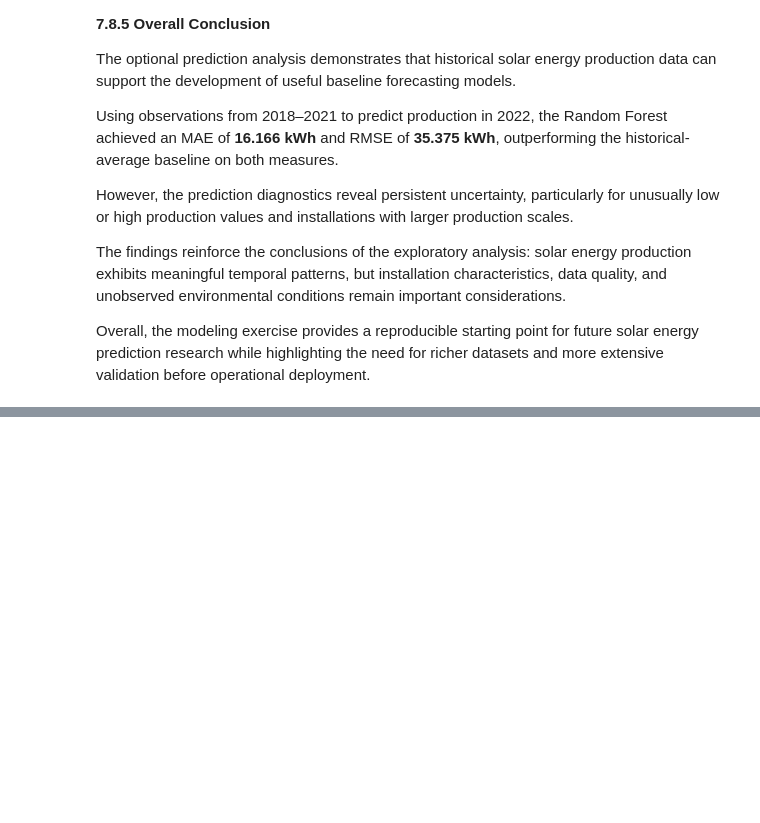
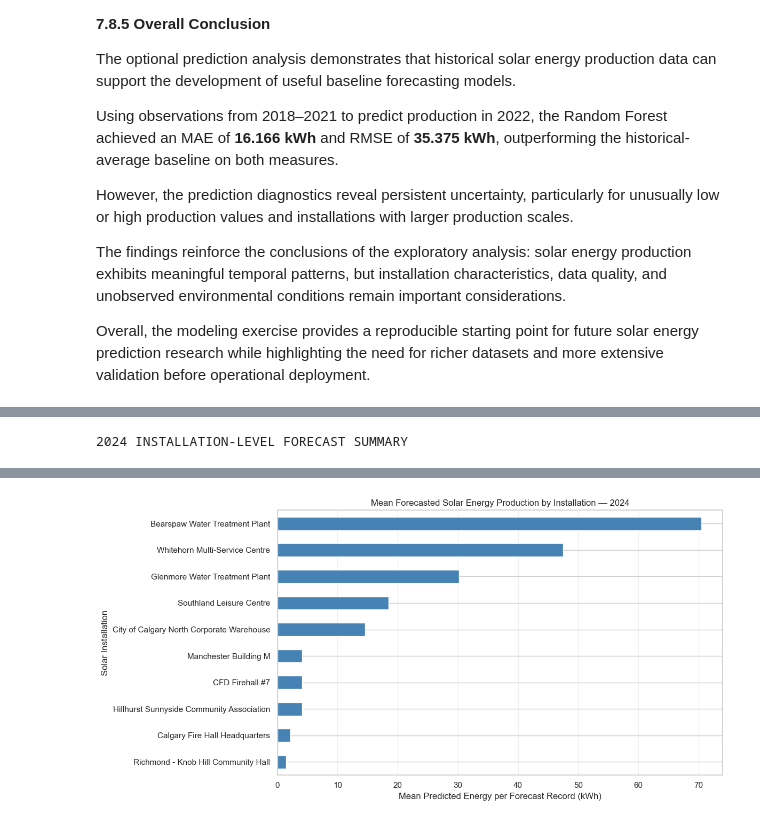
Before and after one commit to damisar/Solar-Energy-Production-Analysis, a Jupyter notebook: notebooks/solar_production_eda.ipynb, the cells around one changed output, grey strips where cells are left out. Cells and saved outputs as stored; diff of their text form; code cells hidden in the pictures; blank space fills up the shorter version.

```diff
--- a/notebooks/solar_production_eda.ipynb
+++ b/notebooks/solar_production_eda.ipynb
@@ -4658,0 +5086,41 @@ Overall, the modeling exercise provides a reproducible starting point for future
+# %%
+
+# Section 8.7 — Summarize 2024 forecasts by installation
+
+installation_forecast_summary = (
+    forecast_2024_df
+    .groupby("name")["Predicted_kWh"]
+    .agg(
+        Forecast_Records="count",
+        Mean_Predicted_kWh="mean",
+        Median_Predicted_kWh="median",
+        Min_Predicted_kWh="min",
+        Max_Predicted_kWh="max"
+    )
+    .sort_values("Mean_Predicted_kWh", ascending=False)
+    .round(3)
+)
+
+print("2024 INSTALLATION-LEVEL FORECAST SUMMARY")
+display(installation_forecast_summary)
+
+# Visualize the mean predicted production for each installation
+plt.figure(figsize=(12, 6))
+
+installation_forecast_summary[
+    "Mean_Predicted_kWh"
+].sort_values().plot(
+    kind="barh",
+    color="steelblue"
+)
+
+plt.title(
+    "Mean Forecasted Solar Energy Production by Installation — 2024"
+)
+plt.xlabel("Mean Predicted Energy per Forecast Record (kWh)")
+plt.ylabel("Solar Installation")
+plt.grid(axis="x", alpha=0.3)
+plt.tight_layout()
+plt.show()
+# %% [output]
+2024 INSTALLATION-LEVEL FORECAST SUMMARY
@@ -4658,0 +5139 @@ Overall, the modeling exercise provides a reproducible starting point for future
+[figure, added]
```
Also changed, not shown: parts of 17 cells of this notebook.
